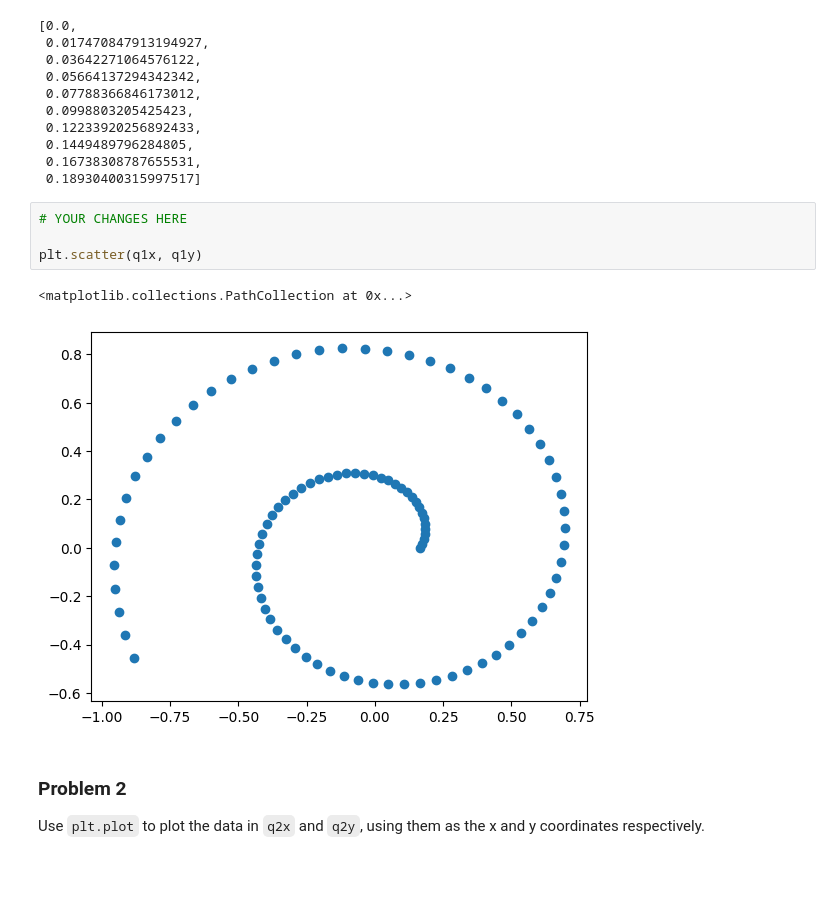
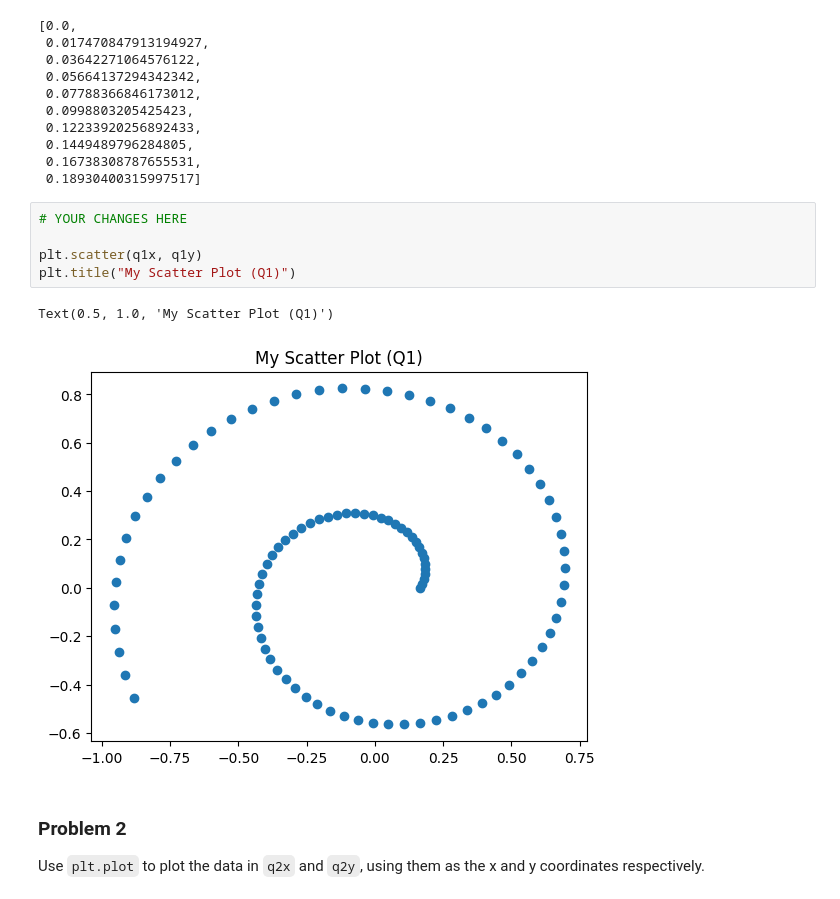
Before and after one commit to jchen8001/dx602-homework-05, a Jupyter notebook: homework.ipynb, the cells around one changed output. Cells and saved outputs as stored; diff of their text form; blank space fills up the shorter version.

Commit message:
Labeled All Charts

```diff
--- a/homework.ipynb
+++ b/homework.ipynb
@@ -77,10 +77,11 @@ q1y[:10]
 # %%
 # YOUR CHANGES HERE
 
 plt.scatter(q1x, q1y)
+plt.title("My Scatter Plot (Q1)")
 # %% [output]
-<matplotlib.collections.PathCollection at 0x...>
+Text(0.5, 1.0, 'My Scatter Plot (Q1)')
-[figure, old version]
+[figure, new version]
 # %% [markdown]
 ### Problem 2
 
```
Also changed, not shown: parts of 14 cells of this notebook.
